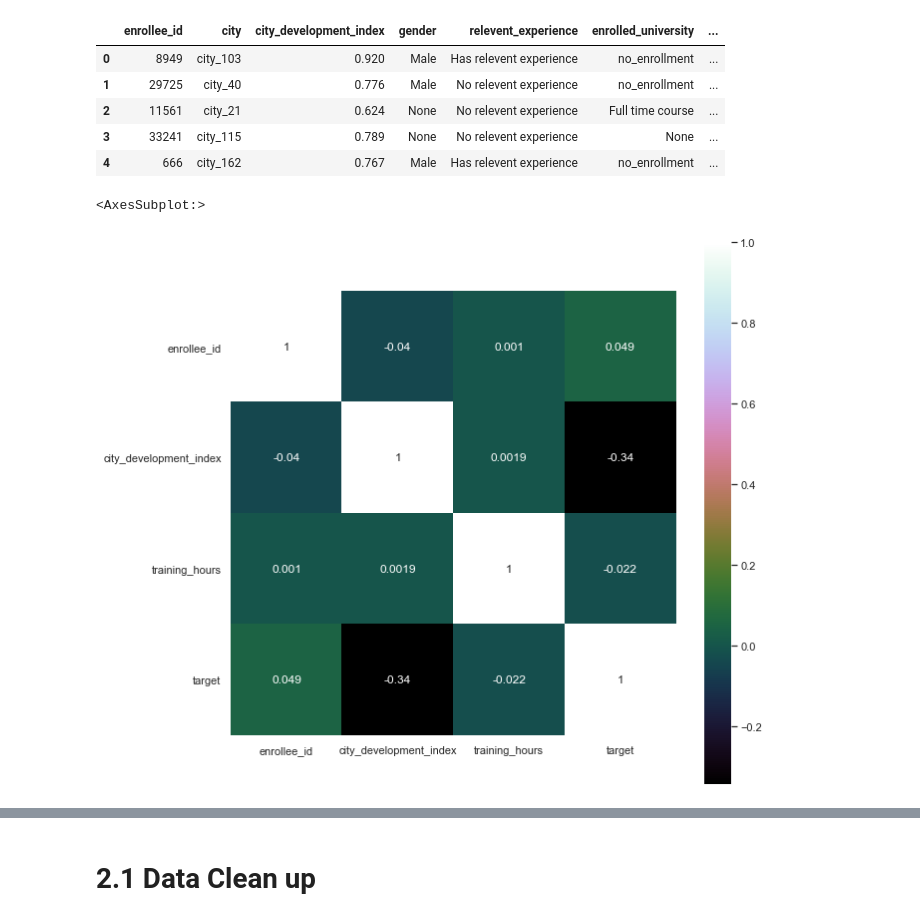
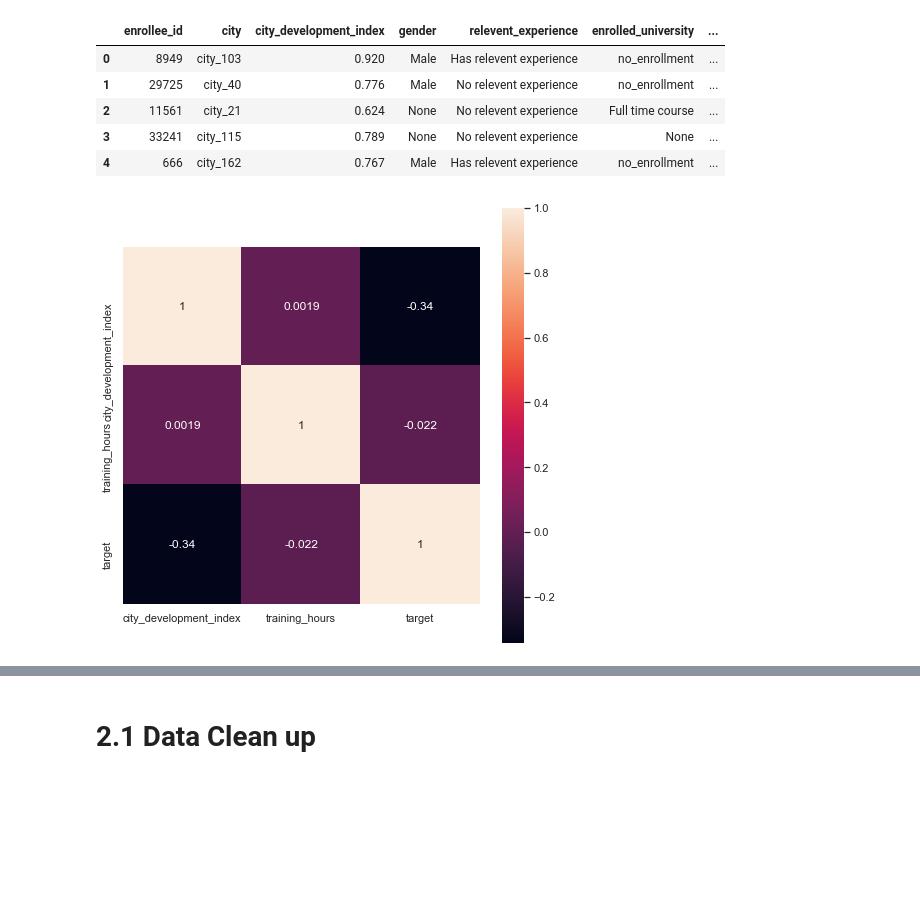
Before and after one commit to mermaidzhang/Job-Change-of-Data-Scientists, a Jupyter notebook: Segment2_code_mz.ipynb, the cells around one changed output, grey strips where cells are left out. Saved outputs shown, nothing was run; the diff lists cells and outputs as text; code cells hidden in the pictures; blank space fills up the shorter version.

```diff
--- a/Segment2_code_mz.ipynb
+++ b/Segment2_code_mz.ipynb
@@ -88,9 +88,11 @@ hrds_train_df.head()
 # %%
 #display(hrds_train_df[['city','city_development_index','relevent_experience','gender','education_level','major_discipline','experience','company_size','company_type','target']].groupby(['gender','education_level','experience','company_size']).agg(["max",'mean',"min"]).style.background_gradient(cmap="viridis"))
 #check for correlation
-correlation = hrds_train_df.corr()
-plt.figure(figsize=(10, 10))
-sns.heatmap(correlation, vmax=1, square=True, annot=True, cmap='cubehelix')
+#correlation = hrds_train_df.corr()
+#plt.figure(figsize=(10, 10))
+#sns.heatmap(correlation, vmax=1, square=True, annot=True, cmap='cubehelix')
+plt.figure(figsize=(8,8))
+sns.heatmap(hrds_train_df.drop(columns=['enrollee_id']).corr(), annot=True, square=True)
+plt.show()
 # %% [output]
-<AxesSubplot:>
-[figure, old version]
+[figure, new version]
```
Also changed, not shown: parts of 14 cells of this notebook.
